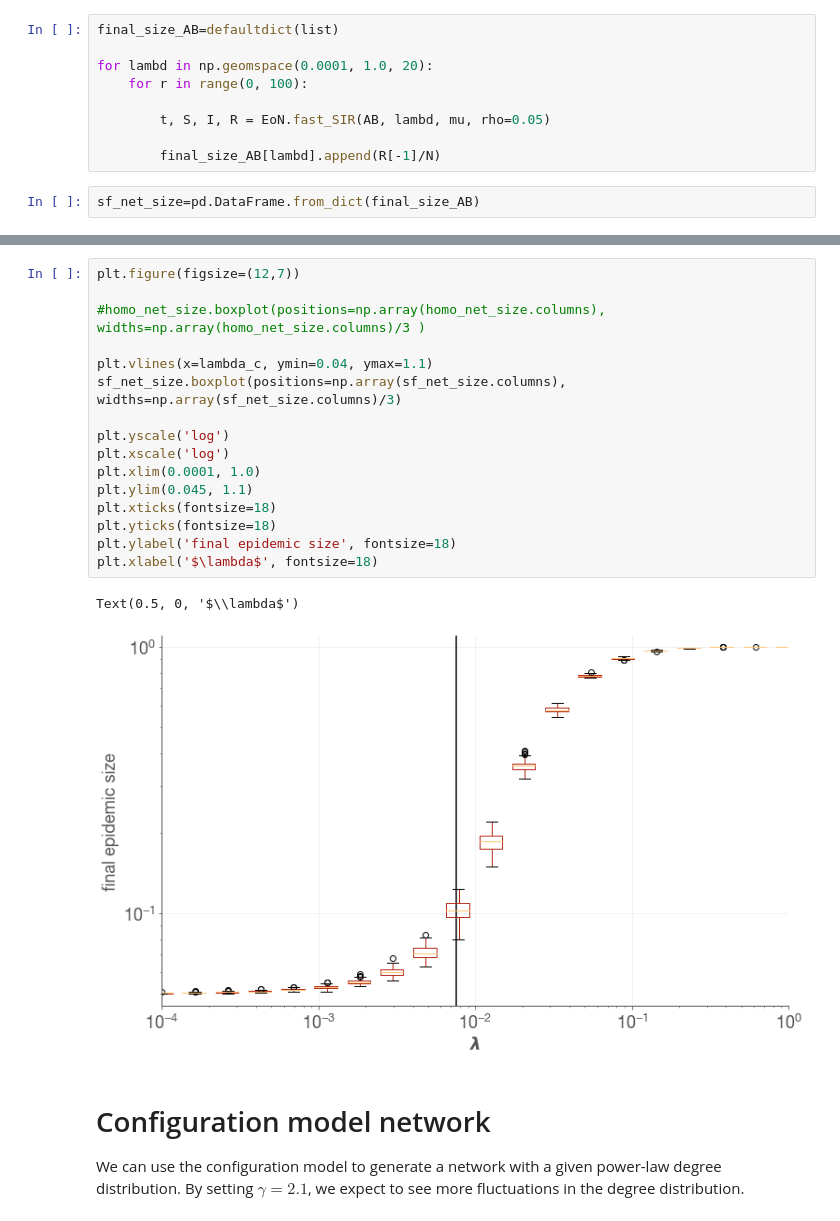
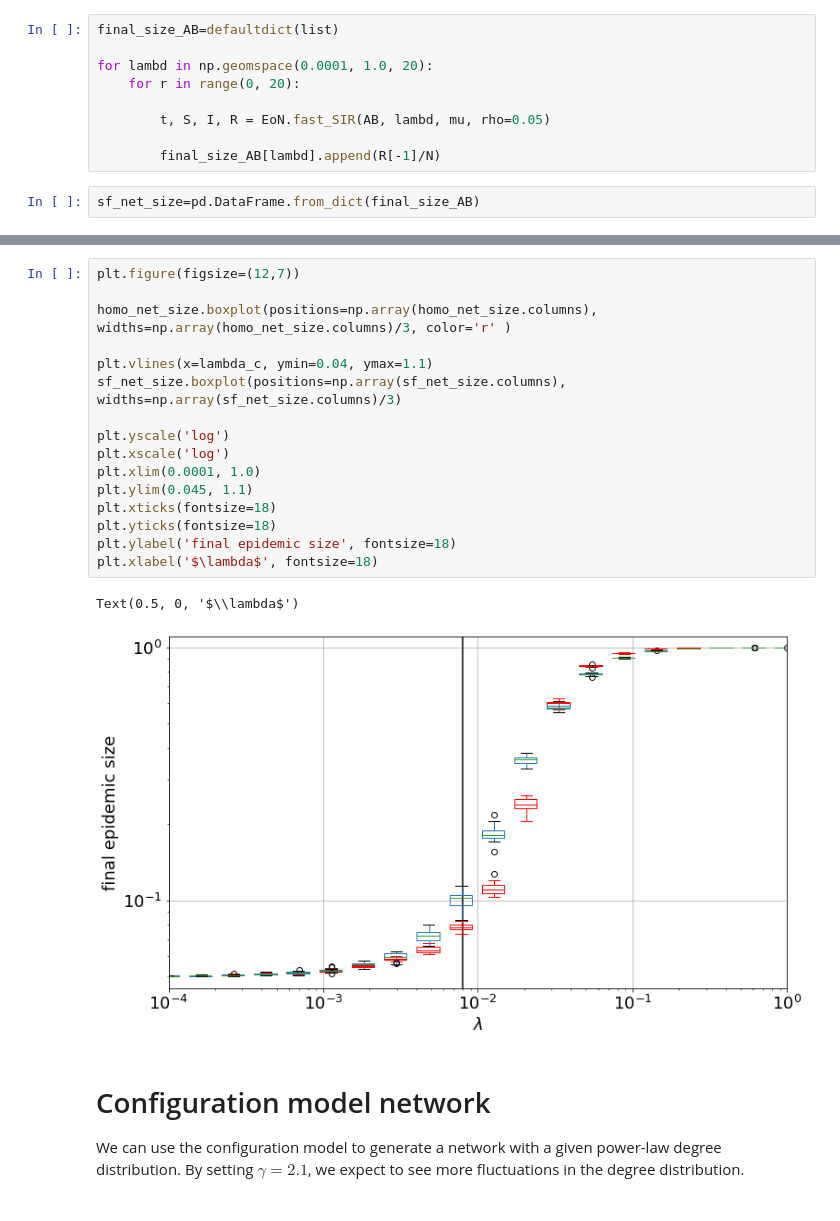
Before and after one commit to micheletizzoni/Complexity-in-social-systems, a Jupyter notebook: 3-epidemic-spreading/nb07_epidemics_on_networks.ipynb, the cells around one changed output, grey strips where cells are left out. Saved outputs shown, nothing was run; the diff lists cells and outputs as text.

```diff
--- a/3-epidemic-spreading/nb07_epidemics_on_networks.ipynb
+++ b/3-epidemic-spreading/nb07_epidemics_on_networks.ipynb
@@ -172,7 +180,7 @@ We simulate 100 realizations of a SIR model for increasing values of $\lambda$
 final_size_AB=defaultdict(list)
 
 for lambd in np.geomspace(0.0001, 1.0, 20):
-    for r in range(0, 100):
+    for r in range(0, 20):
 
         t, S, I, R = EoN.fast_SIR(AB, lambd, mu, rho=0.05)
 
@@ -191,22 +199,22 @@ sf_net_size.tail()
 # %%
 plt.figure(figsize=(12,7))
 
-#homo_net_size.boxplot(positions=np.array(homo_net_size.columns), widths=np.array(homo_net_size.columns)/3 )
+homo_net_size.boxplot(positions=np.array(homo_net_size.columns), widths=np.array(homo_net_size.columns)/3, color='r' )
 
 plt.vlines(x=lambda_c, ymin=0.04, ymax=1.1)
 sf_net_size.boxplot(positions=np.array(sf_net_size.columns), widths=np.array(sf_net_size.columns)/3)
 
 plt.yscale('log')
 plt.xscale('log')
 plt.xlim(0.0001, 1.0)
 plt.ylim(0.045, 1.1)
 plt.xticks(fontsize=18)
 plt.yticks(fontsize=18)
 plt.ylabel('final epidemic size', fontsize=18)
 plt.xlabel('$\lambda$', fontsize=18)
 # %% [output]
 Text(0.5, 0, '$\\lambda$')
-[figure, old version]
+[figure, new version]
 # %% [markdown]
 # Configuration model network
 
```
Also changed, not shown: parts of 21 cells of this notebook.
